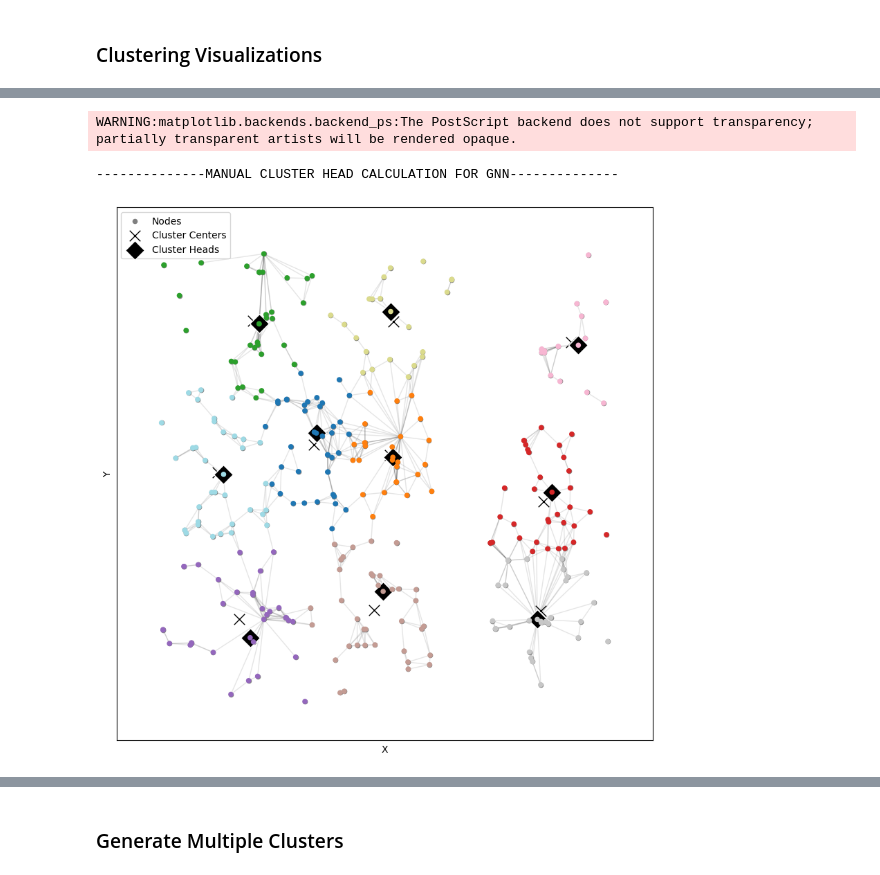
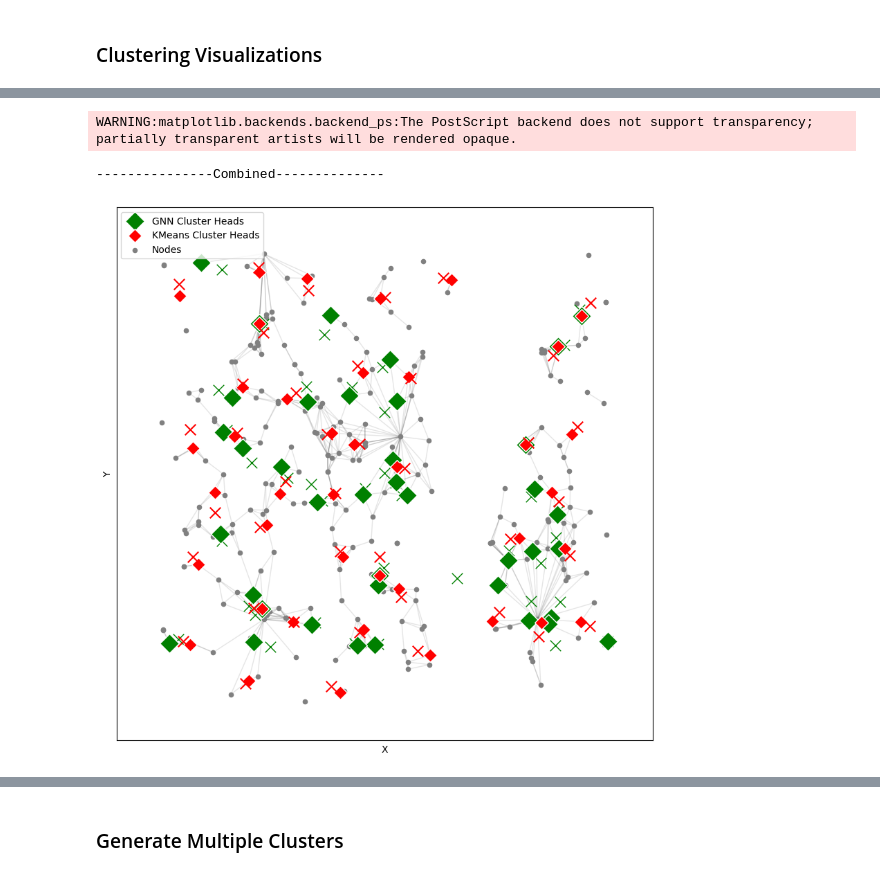
Before and after one commit to jegraham/1-GNN-Clustering, a Jupyter notebook: Simplified_Graham,_Jessica_GAE_Clustering_Phase_1_KMeans.ipynb, the cells around one changed output, grey strips where cells are left out. Saved outputs shown, nothing was run; the diff lists cells and outputs as text; code cells hidden in the pictures.

```diff
--- a/Simplified_Graham,_Jessica_GAE_Clustering_Phase_1_KMeans.ipynb
+++ b/Simplified_Graham,_Jessica_GAE_Clustering_Phase_1_KMeans.ipynb
@@ -141,7 +141,7 @@ May 4th Dataset Car and Tower  - Sheet1 (1).csv
 # Define the root directory where the dataset will be stored
 root = './'
 version = 'v1'
-run_id = 'gnn_1000_k_10_dist_170__500_non_transform'
+run_id = 'gnn_1000_k_20_dist_170__500_transform'
 
 # File Path
 folder_path = f'./results/{run_id}_{version}/'
@@ -149,21 +149,22 @@ os.makedirs(folder_path, exist_ok=True)
 
 
 # Define the Number of Clusters
-num_clusters = 10
+num_clusters = 40
 K = num_clusters
 clusters = []
 
 num_Infrastructure = 10 #The number of RSU and Towers in the Dataset (always at the start of the dataset)
-max_dist_tower = 500
-max_dist = 170
+max_dist_tower = 600
+max_dist_rsu = 350
+max_dist = 150
 
 # Channel Parameters & GAE MODEL
 in_channels = 3
 hidden_channels = 5
-out_channels = 5
+out_channels = 2
 
 # Transform Parameters
-transform_set = False #if features needed to be normalized
+transform_set = True #if features needed to be normalized
 
 # Optimizer Parameters (learning rate)
 learn_rate = 0.001
@@ -373,7 +391,7 @@ class GCNEncoder(torch.nn.Module):
       # GAT
       self.in_head = 8
       self.out_head = 1
-      self.conv1 = GATConv(in_channels, hidden_channels, heads=self.in_head, dropout=0.6)
+      self.conv1 = GATConv(in_channels, hidden_channels, heads=self.in_head)
       self.conv2 = GATConv(hidden_channels*self.in_head, out_channels, concat=False)#, heads=self.out_head, dropout=0.6)
 
 
@@ -712,38 +708,31 @@ WARNING:matplotlib.backends.backend_ps:The PostScript backend does not support t
 # %%
-print("--------------MANUAL CLUSTER HEAD CALCULATION FOR GNN--------------")
-gnn_df = pd.DataFrame(gnn_df_with_cluster)
-
-# Calculate cluster centers
-cluster_centers = gnn_df.groupby('cluster')[['X', 'Y']].mean()
-gnn_x = cluster_centers['X']
-gnn_y = cluster_centers['Y']
-
-# Find the closest node to the calculated cluster center and designate it as the cluster head
-closest_node_indices = []
-for cluster_id, (center_x, center_y) in enumerate(zip(gnn_x, gnn_y)):
-    distances = np.linalg.norm(gnn_X - np.array([center_x, center_y]), axis=1)
-    closest_node_index = np.argmin(distances)
-    closest_node_indices.append(closest_node_index)
-
+print("---------------Combined--------------")
+# Create a single figure and axis
 fig, ax = plt.subplots(figsize=(10, 10))
 nx.draw_networkx_edges(gnn_G, gnn_pos, alpha=0.1, ax=ax)
-gnn_scatter = ax.scatter(gnn_X[:, 0], gnn_X[:, 1], s=20, color='grey', label='Nodes')
-nx.draw_networkx_nodes(gnn_G, gnn_pos, cmap=plt.get_cmap('tab20'), node_color=gnn_labels, node_size=20, ax=ax)
+node_scatter = ax.scatter(gnn_X[:, 0], gnn_X[:, 1], s=20, color='grey')
+gnn_cluster_center_scatter = ax.scatter(cluster_centers['X'], cluster_centers['Y'], marker='x', s=125, c='green', edgecolors='white', linewidth=1, label='GNN Cluster Centers')
+gnn_cluster_head_scatter = ax.scatter(gnn_df_with_cluster.loc[gnn_closest_node_indices, 'X'], gnn_df_with_cluster.loc[gnn_closest_node_indices, 'Y'], marker='D', s=200, c='green', edgecolors='white', linewidth=1, label='GNN Cluster Heads')
+node_cluster_head_scatter = ax.scatter(node_cluster_head_x, node_cluster_head_y, marker='D', s=100, c='red', edgecolors='white', linewidth=1, label='KMeans Cluster Heads')
+node_cluster_scatter = ax.scatter(node_cluster_x, node_cluster_y, marker='x', s=125, c='red', label='KMeans Cluster Centers')
 
-cluster_center_scatter = ax.scatter(gnn_x, gnn_y, marker='x', s=125, c='black', edgecolors='white', linewidth=1, label='Cluster Centers')
-cluster_head_scatter = ax.scatter(gnn_X[closest_node_indices, 0], gnn_X[closest_node_indices, 1], marker='D', s=200, c='black', edgecolors='white', linewidth=1, label='Cluster Heads')
+
+# Change the label of the GNN scatter plot
+node_scatter.set_label('Nodes')
 
 ax.set_xlabel('X')
 ax.set_ylabel('Y')
 
-handles, labels = ax.get_legend_handles_labels()
-handles.append(cluster_center_scatter)
-handles.append(cluster_head_scatter)
+# Create separate legend handles with custom labels
+handles = [gnn_cluster_head_scatter, node_cluster_head_scatter, node_scatter]
+labels = [h.get_label() for h in handles]
+
+# Display the legend with the custom labels
 ax.legend(handles=handles, labels=labels)
 
-plt.savefig(f'{folder_path}{run_id}_{version}-cluster-centers-node-features-gnn', format='eps', dpi=300)
+plt.savefig(f'{folder_path}{run_id}_{version}-cluster-centers-node-features-combined-V1', format='eps', dpi=300)
 plt.show()
 # %% [output]
 WARNING:matplotlib.backends.backend_ps:The PostScript backend does not support transparency; partially transparent artists will be rendered opaque.
---------------MANUAL CLUSTER HEAD CALCULATION FOR GNN--------------
+---------------Combined--------------
-[figure, old version]
+[figure, new version]
```
Also changed, not shown: parts of 68 cells of this notebook.
